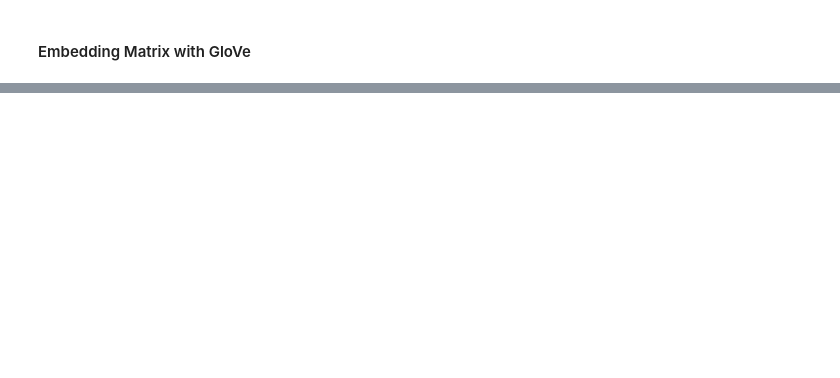
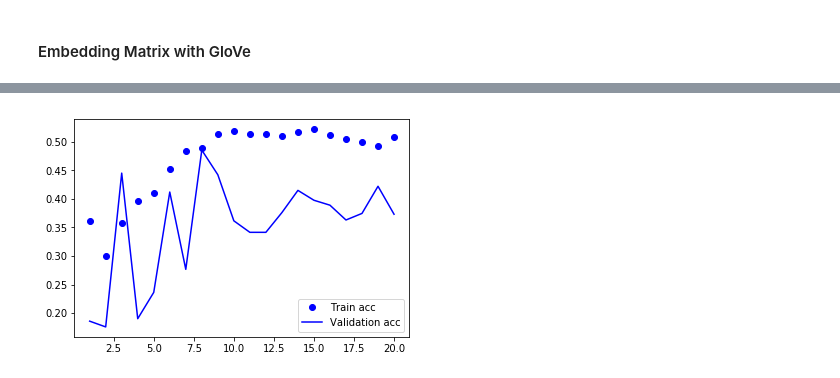
Before and after one commit to pavan1011/twitter_persona, a Jupyter notebook: Twitter_Persona_GloVe.ipynb, the cells around one changed output, grey strips where cells are left out. Cells and saved outputs as stored; diff of their text form; code cells hidden in the pictures; blank space fills up the shorter version.

```diff
--- a/Twitter_Persona_GloVe.ipynb
+++ b/Twitter_Persona_GloVe.ipynb
@@ -314,0 +370,3 @@ NameError: name 'tokenizer' is not defined
+# %%
+X_train_seq_trunc = pad_sequences(X_train_seq, maxlen=MAX_SEQUENCE_LENGTH)
+X_test_seq_trunc = pad_sequences(X_test_seq, maxlen=MAX_SEQUENCE_LENGTH)
@@ -314,0 +377,8 @@ NameError: name 'tokenizer' is not defined
+# %%
+#Splitting Vallidation data
+X_train_emb, X_valid_emb, y_train_emb, y_valid_emb = train_test_split(X_train_seq_trunc, y_train, test_size=0.1, random_state=37)
+
+assert X_valid_emb.shape[0] == y_valid_emb.shape[0]
+assert X_train_emb.shape[0] == y_train_emb.shape[0]
+
+print('Shape of validation set:',X_valid_emb.shape)
@@ -314,0 +468,6 @@ NameError: name 'tokenizer' is not defined
+# %%
+emb_model = models.Sequential()
+emb_model.add(layers.Embedding(MAX_NB_WORDS, 8, input_length=MAX_SEQUENCE_LENGTH))
+emb_model.add(layers.Flatten())
+emb_model.add(layers.Dense(4, activation='softmax'))
+emb_model.summary()
@@ -314,0 +491,2 @@ NameError: name 'tokenizer' is not defined
+# %%
+emb_history = deep_model(emb_model, X_train_emb, y_train_emb, X_valid_emb, y_valid_emb)
@@ -314,0 +511,4 @@ NameError: name 'tokenizer' is not defined
+# %%
+eval_metric(emb_history, 'acc')
+# %% [output]
+[figure, added]
```
Also changed, not shown: parts of 36 cells of this notebook.
